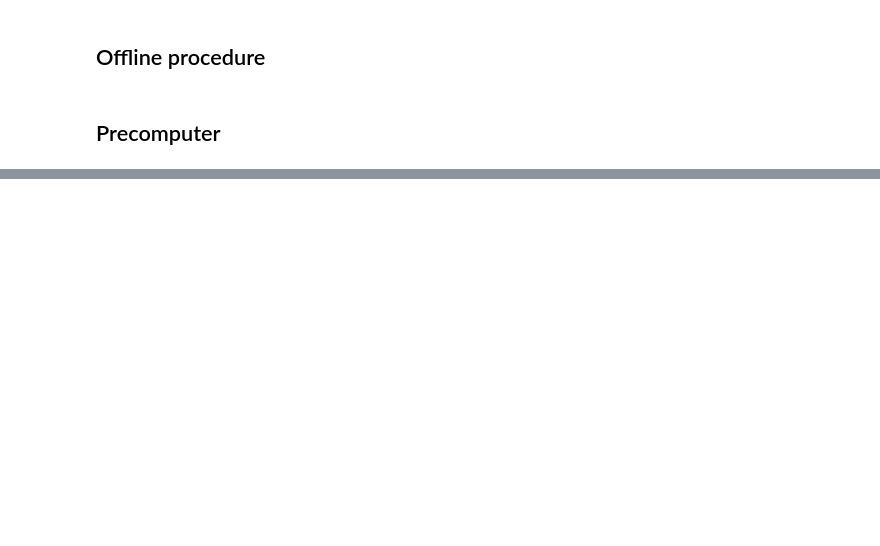
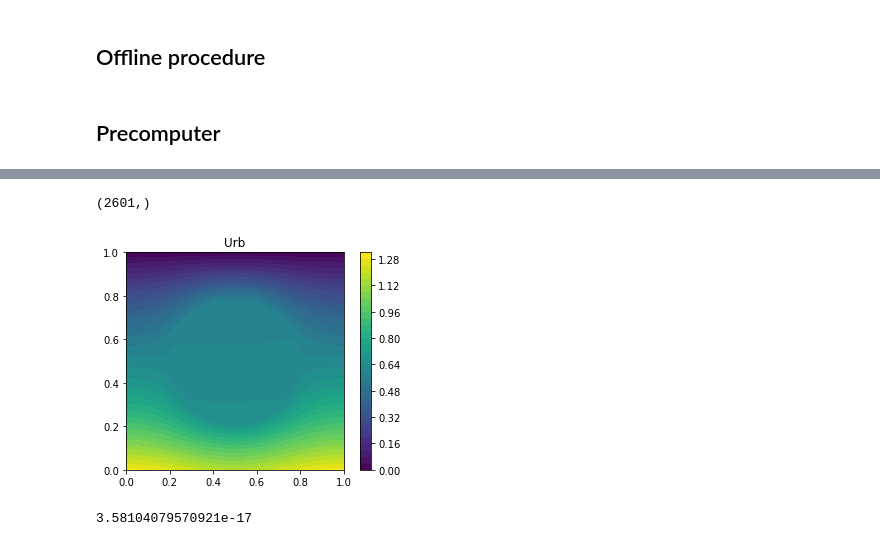
Before and after one commit to pjbenard/-4GMM-CRMB, a Jupyter notebook: Code_Python/POD-Fenics-propre.ipynb, the cells around one changed output, grey strips where cells are left out. Drawn from its saved outputs; the diff is of its cells as text; code cells hidden in the pictures; blank space fills up the shorter version.

```diff
--- a/Code_Python/POD-Fenics-propre.ipynb
+++ b/Code_Python/POD-Fenics-propre.ipynb
@@ -221,0 +237,5 @@ def pre_computer(Base,mu):
+# %%
+T0 = np.array([1,10,10])
+T1 = np.array([-1,1,10])
+training_set = training_set_creator(T0,T1)
+Base,error = POD_offline_procedure(Solver,training_set,0.0001)
@@ -221,0 +283,2 @@ def pre_computer(Base,mu):
+# %%
+A_q,shape = pre_computer(Base)
@@ -221,0 +294,22 @@ def pre_computer(Base,mu):
+# %%
+U_rb = reduced_solver(mu_test,A_q,shape)
+
+print(np.shape(Base.dot(U_rb)))
+
+utmp = Function(V)
+utmp.vector().set_local(Base.dot(U_rb))
+aah = plot(utmp)
+plt.colorbar(aah)
+plt.title("Urb")
+plt.show()
+
+
+
+#plt.plot(X,Base.dot(U_rb),label="reduced_sol")
+#plt.legend()
+#plt.show()
+print((np.max(U_true.vector().get_local()-Base.dot(U_rb))))
+# %% [output]
+(2601,)
+[figure, added]
+3.58104079570921e-17
```
Also changed, not shown: parts of 16 cells of this notebook.
